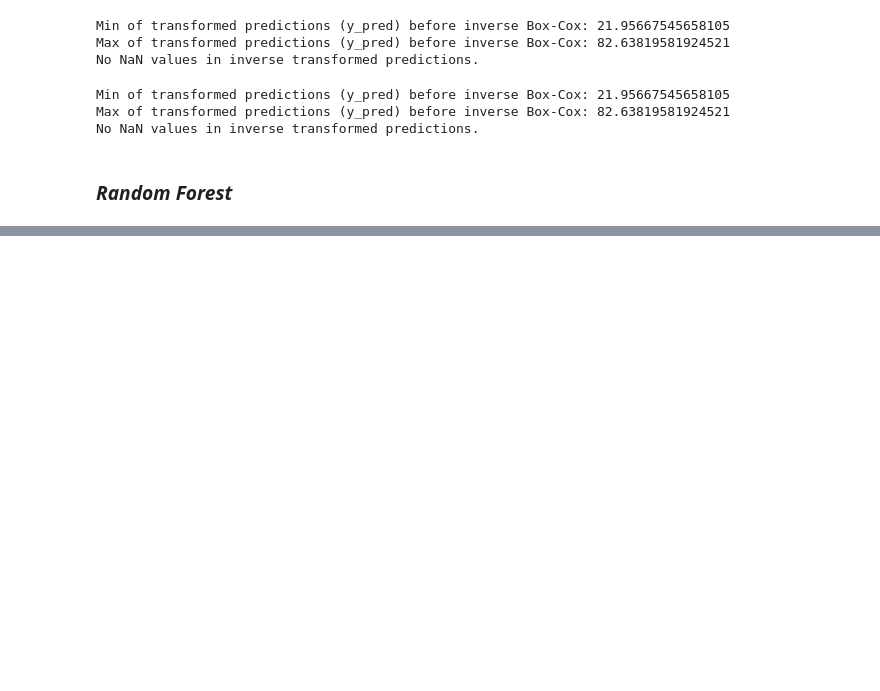
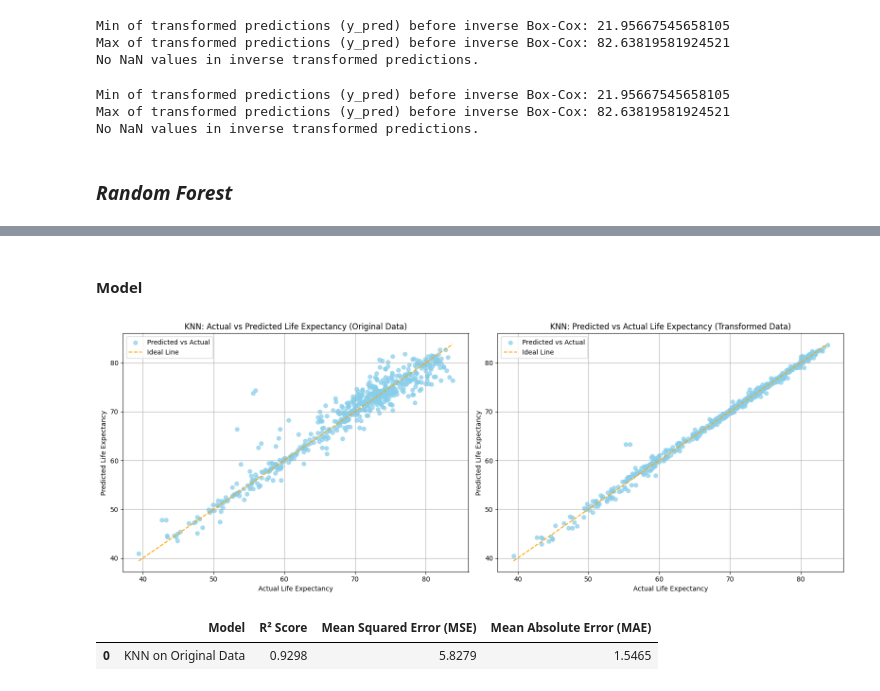
Before and after one commit to malinhauglandh/life-expectancy-prediction, a Jupyter notebook: eda/feature_selection.ipynb, the cells around one changed output, grey strips where cells are left out. Cells and saved outputs as stored; diff of their text form; code cells hidden in the pictures; blank space fills up the shorter version.

```diff
--- a/eda/feature_selection.ipynb
+++ b/eda/feature_selection.ipynb
@@ -783,0 +946,78 @@ No NaN values in inverse transformed predictions.
+# %% [markdown]
+#### Model
+# %%
+# Train KNN Model on transformed data
+# Create KNN regressor with a chosen number of neighbors
+knn_model = KNeighborsRegressor(n_neighbors=1)
+
+# Train KNN model on the training set with optimal features
+knn_model.fit(X_optimal_tr, y_train)
+
+# Generate Predictions
+y_pred_knn = knn_model.predict(X_optimal_test)
+
+# For the transformed (Box-Cox transformed) data
+y_test_inv = inv_boxcox(y_test, lambda_val)
+y_pred_knn_inv = inv_boxcox(y_pred_knn, lambda_val)
+
+
+# Train KNN Model on original data
+knn_model_og = KNeighborsRegressor(n_neighbors=2)
+
+# Train KNN model on the training set with optimal features
+knn_model_og.fit(X_optimal, y_train_og)
+
+# Generate Predictions
+y_pred_knn_og = knn_model_og.predict(X_optimal_test_og)
+
+# Create a figure with two subplots side by side
+fig, (ax1, ax2) = plt.subplots(1, 2, figsize=(16, 6))
+
+# First plot: Actual vs Predicted for the first model (y_test_og vs y_pred_knn_og)
+ax1.scatter(y_test_og, y_pred_knn_og, color='skyblue', label='Predicted vs Actual', alpha=0.7)
+ax1.plot([min(y_test_og), max(y_test_og)], [min(y_test_og), max(y_test_og)], color='orange', linestyle='--', label='Ideal Line')
+ax1.set_title('KNN: Actual vs Predicted Life Expectancy (Original Data)')
+ax1.set_xlabel('Actual Life Expectancy')
+ax1.set_ylabel('Predicted Life Expectancy')
+ax1.legend()
+ax1.grid(True)
+
+# Second plot: Actual vs Predicted for the second model (y_test vs y_pred_knn)
+ax2.scatter(y_test_inv, y_pred_knn_inv, color='skyblue', label='Predicted vs Actual', alpha=0.7)
+ax2.plot([min(y_test_inv), max(y_test_inv)], [min(y_test_inv), max(y_test_inv)], color='orange', linestyle='--', label='Ideal Line')
+ax2.set_title("KNN: Predicted vs Actual Life Expectancy (Transformed Data)")
+ax2.set_xlabel("Actual Life Expectancy")
+ax2.set_ylabel("Predicted Life Expectancy")
+ax2.legend()
+ax2.grid(True)
+plt.tight_layout()
+
+plt.show()
+# %% [output]
+[figure, added]
+# %%
+# Step 3: Evaluate the KNN Model on the original data
+r2_knn_og = r2_score(y_test_og, y_pred_knn_og)
+mse_knn_og = mean_squared_error(y_test_og, y_pred_knn_og)
+mae_knn_og = mean_absolute_error(y_test_og, y_pred_knn_og)
+
+score_table_knn_og = []
+
+# Save scores in the table
+score_table_knn_og.append({
+    "Model": "KNN on Original Data",
+    "R² Score": r2_knn_og,
+    "Mean Squared Error (MSE)": mse_knn_og,
+    "Mean Absolute Error (MAE)": mae_knn_og
+})
+
+# Convert the score table into a pandas DataFrame for display
+score_df_knn_og = pd.DataFrame(score_table_knn_og)
+
+# round the scores to 3 decimal places
+score_df_knn_og = score_df_knn_og.round(4)
+
+score_df_knn_og.head()
+# %% [output]
+|  | Model | R² Score | Mean Squared Error (MSE) | Mean Absolute Error (MAE) |
+| 0 | KNN on Original Data | 0.9298 | 5.8279 | 1.5465 |
```
Also changed, not shown: parts of 19 cells of this notebook.
